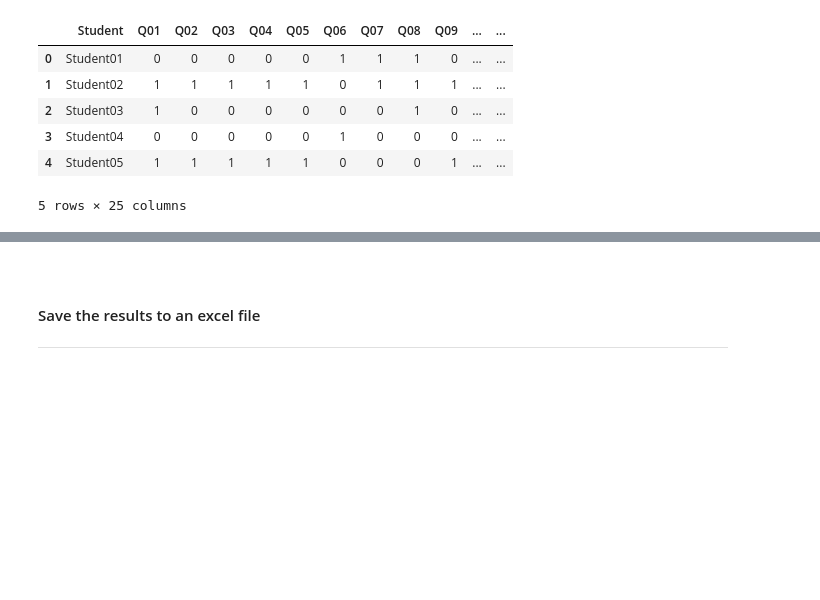
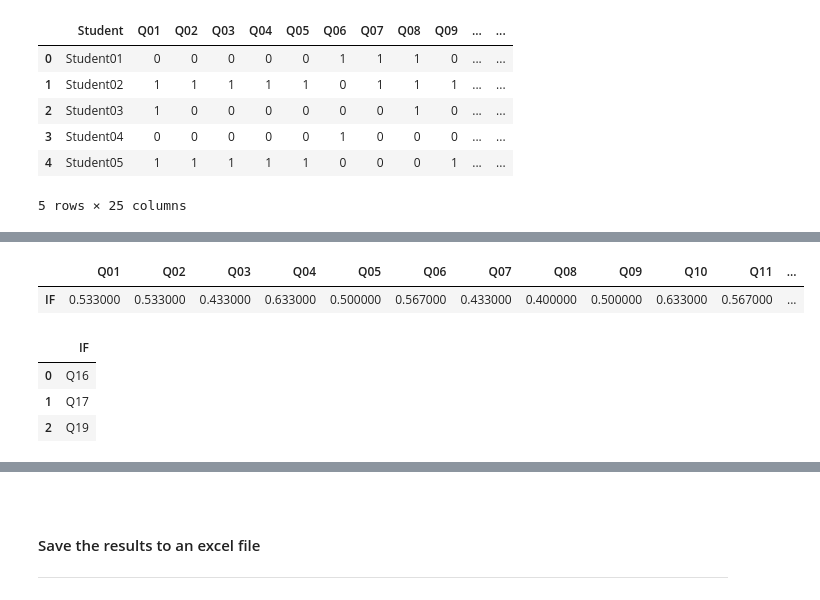
Before and after one commit to olgarozhdestvina/Data-Science-and-Machine-Learning, a Jupyter notebook: Data analytics/Language tests/One test descriptive statistics.ipynb, the cells around one changed output, grey strips where cells are left out. Saved outputs shown, nothing was run; the diff lists cells and outputs as text; code cells hidden in the pictures; blank space fills up the shorter version.

```diff
--- a/Data analytics/Language tests/One test descriptive statistics.ipynb
+++ b/Data analytics/Language tests/One test descriptive statistics.ipynb
@@ -237,0 +298,16 @@ stats = stats.join(np.round(stats_for_scores,3))
+# %%
+# highlight the questions for revision based on IF
+IF.style.apply(lambda x: ["background: yellow" if .29999999 > v or v > 0.6999999 else "" for v in x], axis = 1)
+# %% [output]
+|  | Q01 | Q02 | Q03 | Q04 | Q05 | Q06 | Q07 | Q08 | Q09 | Q10 | Q11 | ... |
+| IF | 0.533000 | 0.533000 | 0.433000 | 0.633000 | 0.500000 | 0.567000 | 0.433000 | 0.400000 | 0.500000 | 0.633000 | 0.567000 | ... |
+# %%
+# create a list of questions for revesion
+quest_IF = IF.apply(lambda x: [v if .30 > v or v > 0.70 else "" for v in x]).any()
+rev_IF = pd.DataFrame({'IF': list(IF.columns[quest_IF])})
+rev_IF
+# %% [output]
+|  | IF |
+| 0 | Q16 |
+| 1 | Q17 |
+| 2 | Q19 |
```
Also changed, not shown: parts of 15 cells of this notebook, 1 other file.
